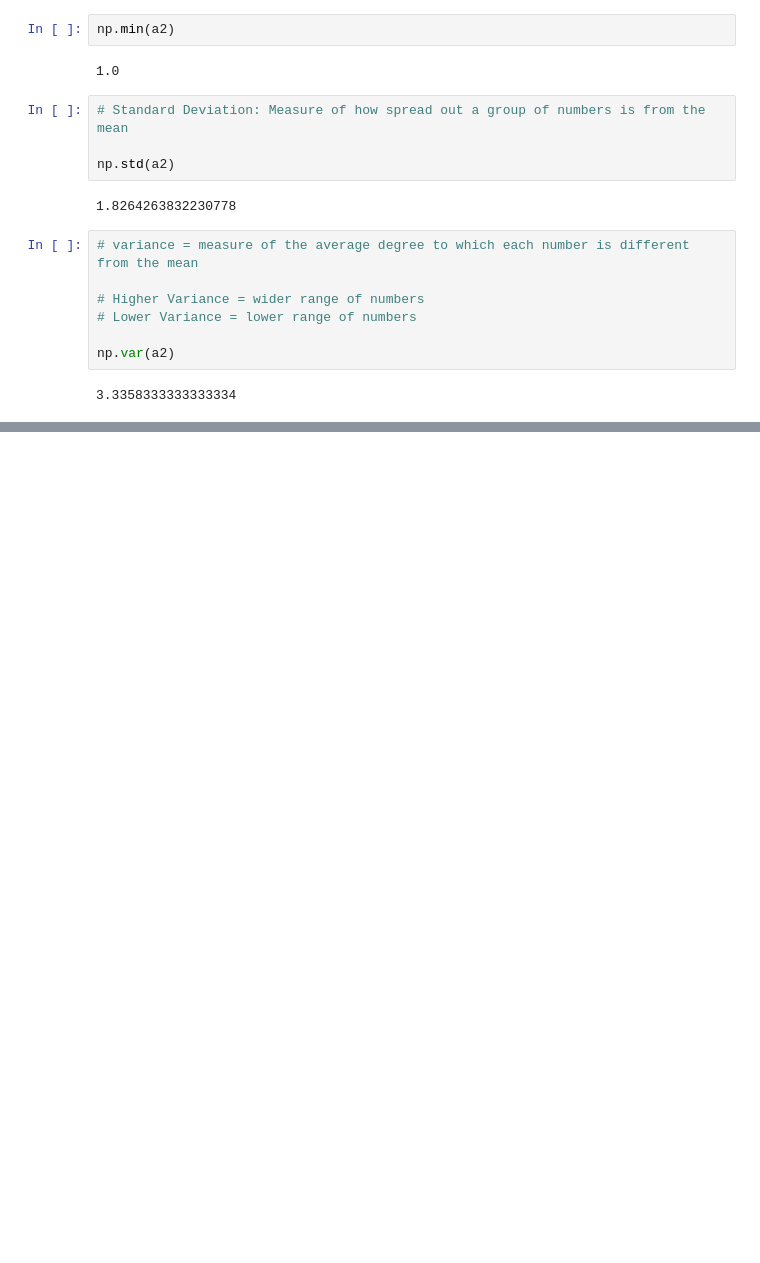
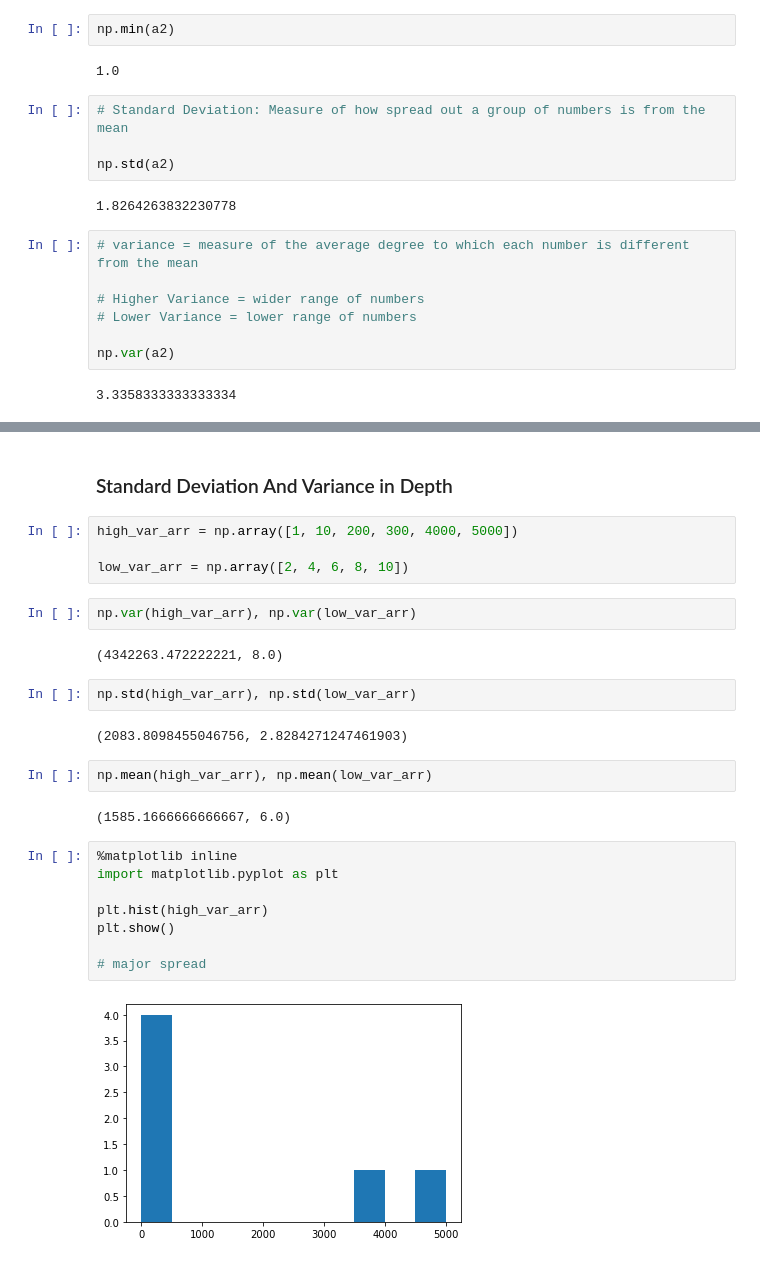
Before and after one commit to yashlad27/Machine_Learning_Data_Science, a Jupyter notebook: Numpy/Numpy_Notebook.ipynb, the cells around one changed output, grey strips where cells are left out. Drawn from its saved outputs; the diff is of its cells as text; blank space fills up the shorter version.

Commit message:
Numpy Standard Deviation And Variance 👺

```diff
--- a/Numpy/Numpy_Notebook.ipynb
+++ b/Numpy/Numpy_Notebook.ipynb
@@ -691,0 +694,28 @@ np.sqrt(np.var(a2))
+# %% [markdown]
+### Standard Deviation And Variance in Depth
+# %%
+high_var_arr = np.array([1, 10, 200, 300, 4000, 5000])
+
+low_var_arr = np.array([2, 4, 6, 8, 10])
+# %%
+np.var(high_var_arr), np.var(low_var_arr)
+# %% [output]
+(4342263.472222221, 8.0)
+# %%
+np.std(high_var_arr), np.std(low_var_arr)
+# %% [output]
+(2083.8098455046756, 2.8284271247461903)
+# %%
+np.mean(high_var_arr), np.mean(low_var_arr)
+# %% [output]
+(1585.1666666666667, 6.0)
+# %%
+%matplotlib inline
+import matplotlib.pyplot as plt
+
+plt.hist(high_var_arr)
+plt.show()
+
+# major spread
+# %% [output]
+[figure, added]
```
Also changed, not shown: parts of 2 cells of this notebook.
